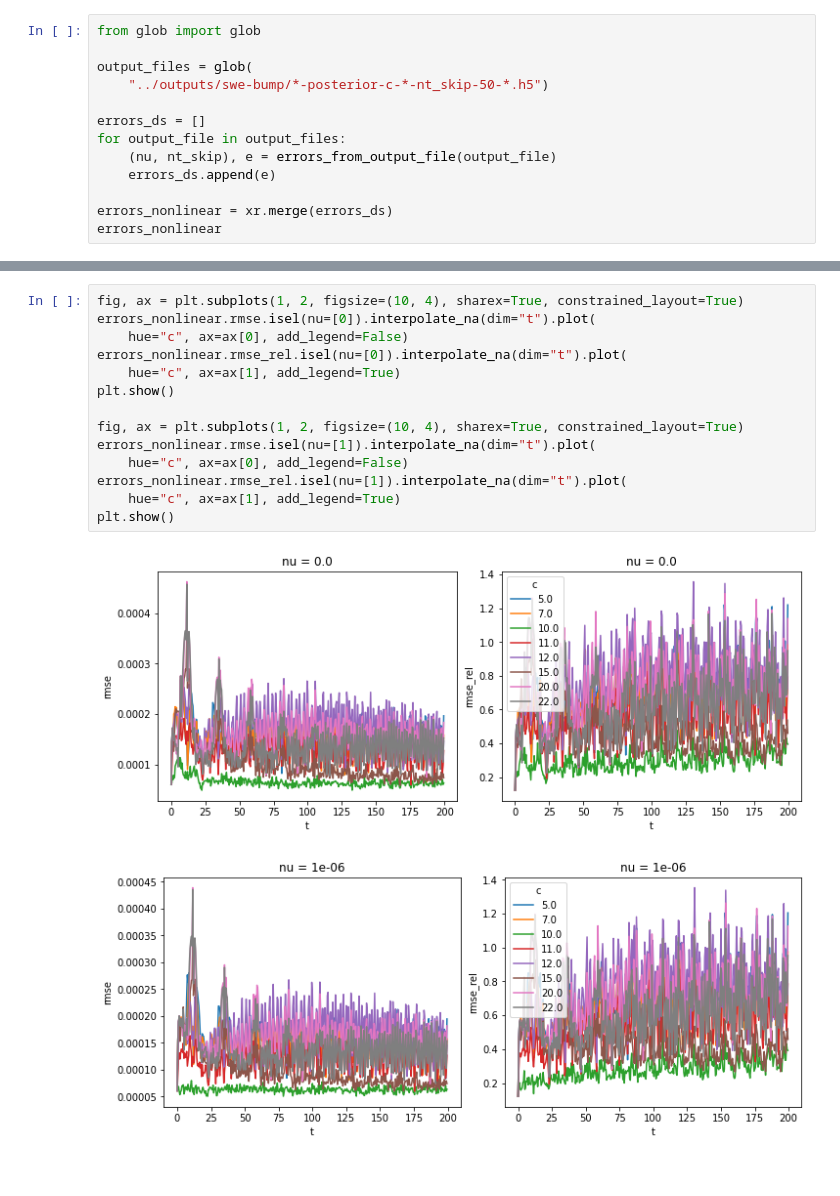
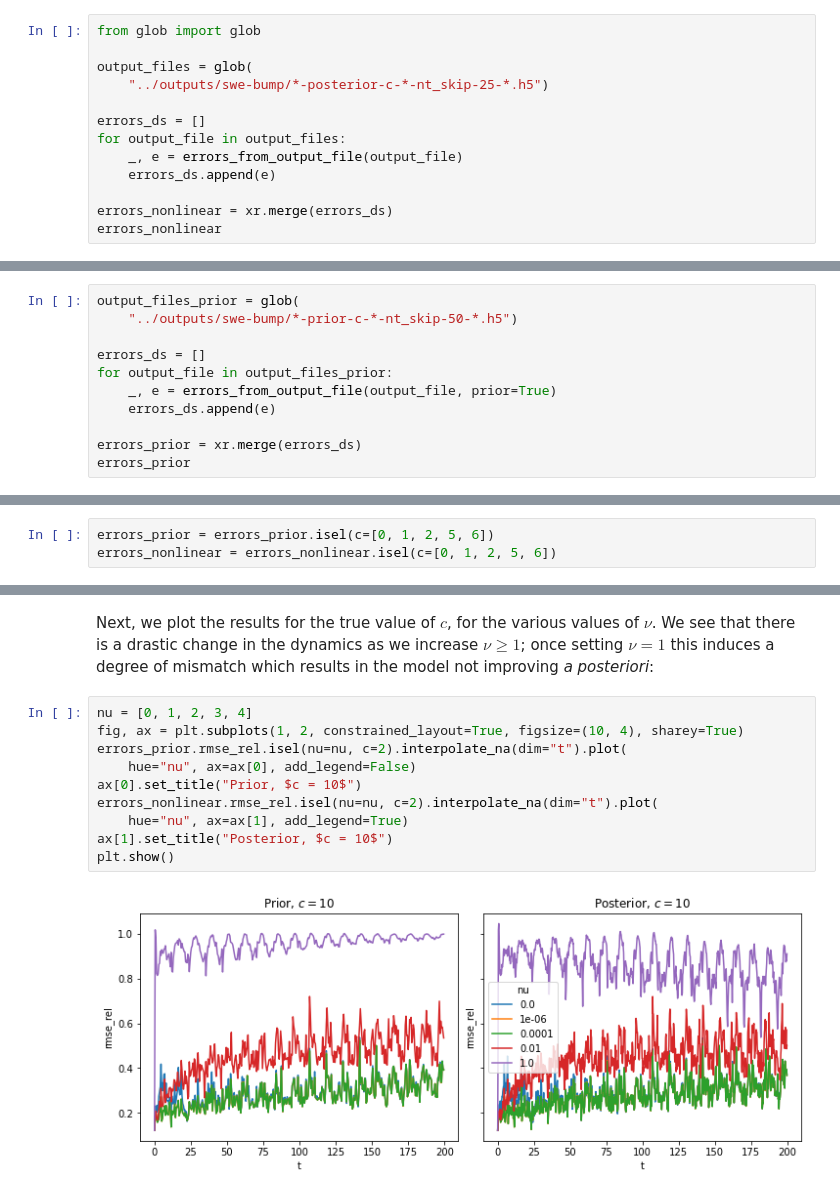
Before and after one commit to connor-duffin/sswfe, a Jupyter notebook: docs/swe-filter-1d-bump-misspecified-comparison.ipynb, the cells around one changed output, grey strips where cells are left out. Cells and saved outputs as stored; diff of their text form.

Commit message:
Draft final results notebook done

```diff
--- a/docs/swe-filter-1d-bump-misspecified-comparison.ipynb
+++ b/docs/swe-filter-1d-bump-misspecified-comparison.ipynb
@@ -42,11 +65,11 @@ def errors_from_output_file(output_file, prior=False):
 from glob import glob
 
 output_files = glob(
-    "../outputs/swe-bump/*-posterior-c-*-nt_skip-50-*.h5")
+    "../outputs/swe-bump/*-posterior-c-*-nt_skip-25-*.h5")
 
 errors_ds = []
 for output_file in output_files:
-    (nu, nt_skip), e = errors_from_output_file(output_file)
+    _, e = errors_from_output_file(output_file)
     errors_ds.append(e)
 
 errors_nonlinear = xr.merge(errors_ds)
@@ -64,0 +89,11 @@ Data variables:
+# %%
+output_files_prior = glob(
+    "../outputs/swe-bump/*-prior-c-*-nt_skip-50-*.h5")
+
+errors_ds = []
+for output_file in output_files_prior:
+    _, e = errors_from_output_file(output_file, prior=True)
+    errors_ds.append(e)
+
+errors_prior = xr.merge(errors_ds)
+errors_prior
@@ -64,0 +113,3 @@ Data variables:
+# %%
+errors_prior = errors_prior.isel(c=[0, 1, 2, 5, 6])
+errors_nonlinear = errors_nonlinear.isel(c=[0, 1, 2, 5, 6])
@@ -76,17 +148,14 @@ plt.show()
+# %% [markdown]
+Next, we plot the results for the true value of $c$, for the various values of $\nu$. We see that there is a drastic change in the dynamics as we increase $\nu \geq 1$; once setting $\nu = 1$ this induces a degree of mismatch which results in the model not improving *a posteriori*:
 # %%
-fig, ax = plt.subplots(1, 2, figsize=(10, 4), sharex=True, constrained_layout=True)
-errors_nonlinear.rmse.isel(nu=[0]).interpolate_na(dim="t").plot(
-    hue="c", ax=ax[0], add_legend=False)
-errors_nonlinear.rmse_rel.isel(nu=[0]).interpolate_na(dim="t").plot(
-    hue="c", ax=ax[1], add_legend=True)
+nu = [0, 1, 2, 3, 4]
+fig, ax = plt.subplots(1, 2, constrained_layout=True, figsize=(10, 4), sharey=True)
+errors_prior.rmse_rel.isel(nu=nu, c=2).interpolate_na(dim="t").plot(
+    hue="nu", ax=ax[0], add_legend=False)
+ax[0].set_title("Prior, $c = 10$")
+errors_nonlinear.rmse_rel.isel(nu=nu, c=2).interpolate_na(dim="t").plot(
+    hue="nu", ax=ax[1], add_legend=True)
+ax[1].set_title("Posterior, $c = 10$")
 plt.show()
-
-fig, ax = plt.subplots(1, 2, figsize=(10, 4), sharex=True, constrained_layout=True)
-errors_nonlinear.rmse.isel(nu=[1]).interpolate_na(dim="t").plot(
-    hue="c", ax=ax[0], add_legend=False)
-errors_nonlinear.rmse_rel.isel(nu=[1]).interpolate_na(dim="t").plot(
-    hue="c", ax=ax[1], add_legend=True)
-plt.show()
 # %% [output]
-[figure, old version]
+[figure, new version]
-[figure, removed]
```
Also changed, not shown: parts of 23 cells of this notebook.
